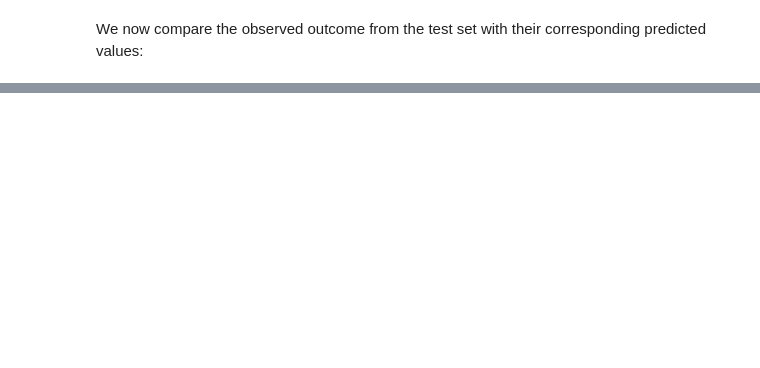
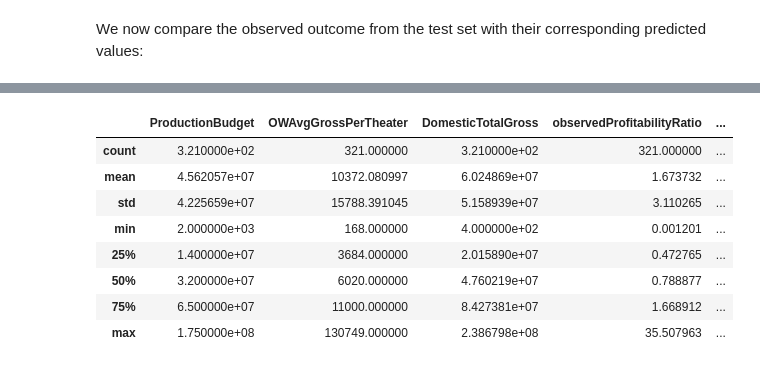
Before and after one commit to fdurant/linres_challenges, a Jupyter notebook: linear_regression_challenges_2.ipynb, the cells around one changed output, grey strips where cells are left out. Drawn from its saved outputs; the diff is of its cells as text; code cells hidden in the pictures; blank space fills up the shorter version.

```diff
--- a/linear_regression_challenges_2.ipynb
+++ b/linear_regression_challenges_2.ipynb
@@ -194,16 +207,0 @@ Finally, we also plot the observed versus predicted profitability ratio:
-# %%
-def calculateProfitabilityRatio(predictedDomesticTotalGross,actualProductionBudget,marketingMultiplier=1.5):
-    '''returns the profitability ratio'''
-    return predictedDomesticTotalGross / (actualProductionBudget * marketingMultiplier)
-
-#testDF['ObservedProfitabilityRatio'] = [calculateProfitabilityRatio(linmodel.predict(d),d['ProductionBudget']) for d in testDF[['ProductionBudget','OWAvgGrossPerTheater','Ones']]]
-#predictedProfitabilityRation
-
-#fig = plt.figure(15, figsize=(15,10))
-#plt.plot(observedDomesticTotalGross, predictedDomesticTotalGross, 'go')
-#plt.title('Actual vs. predicted DomesticTotalGross (TEST set)')
-#plt.xlabel('Observed')
-#plt.ylabel('Predicted')
-
-#plt.plot(observedDomesticTotalGross,observedDomesticTotalGross, 'm--', label="Ideal Prediction") # Magenta dashed line
-#plt.show()
@@ -209,0 +276,12 @@ def calculateProfitabilityRatio(predictedDomesticTotalGross,actualProductionBudg
+# %%
+predProfRatio.describe()
+# %% [output]
+|  | ProductionBudget | OWAvgGrossPerTheater | DomesticTotalGross | observedProfitabilityRatio | ... |
+| count | 3.210000e+02 | 321.000000 | 3.210000e+02 | 321.000000 | ... |
+| mean | 4.562057e+07 | 10372.080997 | 6.024869e+07 | 1.673732 | ... |
+| std | 4.225659e+07 | 15788.391045 | 5.158939e+07 | 3.110265 | ... |
+| min | 2.000000e+03 | 168.000000 | 4.000000e+02 | 0.001201 | ... |
+| 25% | 1.400000e+07 | 3684.000000 | 2.015890e+07 | 0.472765 | ... |
+| 50% | 3.200000e+07 | 6020.000000 | 4.760219e+07 | 0.788877 | ... |
+| 75% | 6.500000e+07 | 11000.000000 | 8.427381e+07 | 1.668912 | ... |
+| max | 1.750000e+08 | 130749.000000 | 2.386798e+08 | 35.507963 | ... |
```
Also changed, not shown: parts of 16 cells of this notebook.
